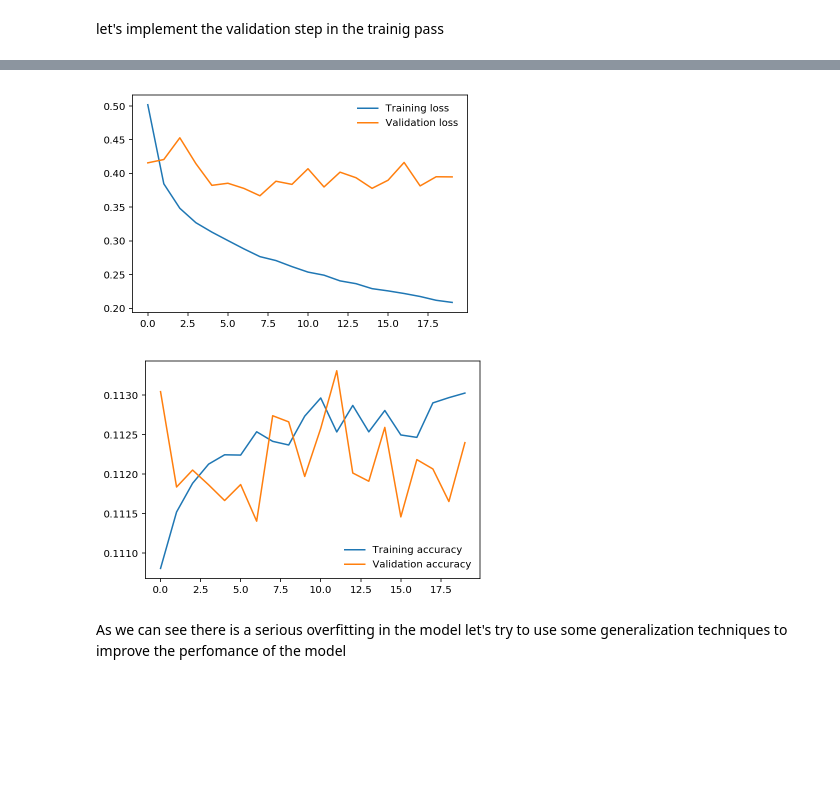
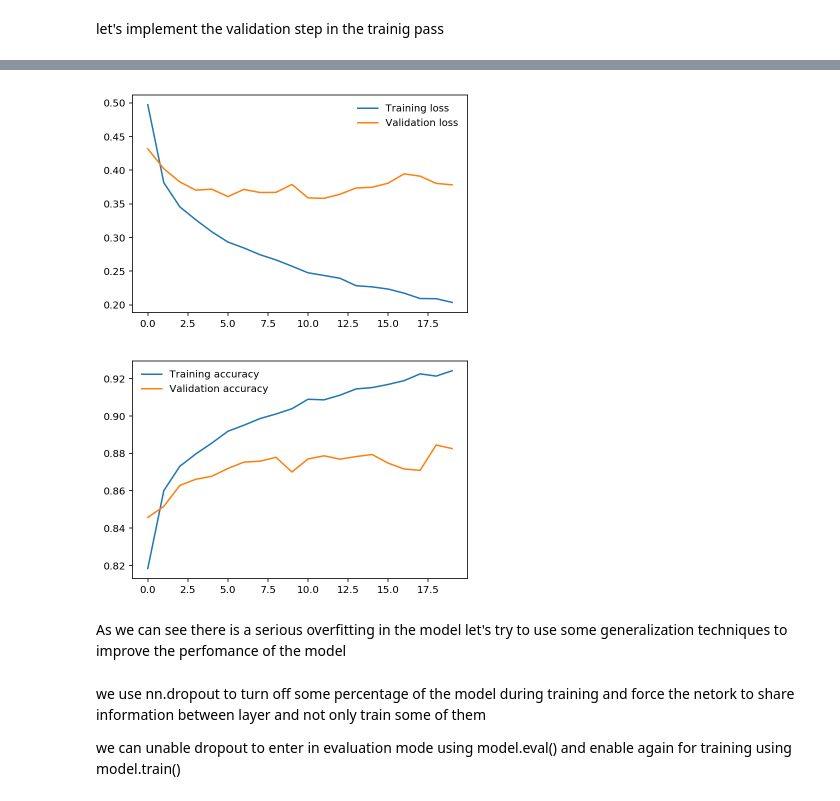
Before and after one commit to cri5Castro/PytorchCourse, a Jupyter notebook: 01_Introduction_to_Pytorch.ipynb, the cells around one changed output, grey strips where cells are left out. Saved outputs shown, nothing was run; the diff lists cells and outputs as text; code cells hidden in the pictures; blank space fills up the shorter version.

Commit message:
accuracy function fixed, dropout implemented

```diff
--- a/01_Introduction_to_Pytorch.ipynb
+++ b/01_Introduction_to_Pytorch.ipynb
@@ -854,8 +854,8 @@ class fashionModel(torch.nn.Module):
 
     def accuracy(self,predictions,labels):
         predictions=torch.exp(predictions)#as we have log softmax at the end we need to calculate te actual outputs
-        _,predictions=predictions.topk(1,dim=1)
-        equals=predictions==labels
+        probabilities,p_classes=predictions.topk(1,dim=1) #to pickup the top 1 of the row (since each row is a probability vector of the image)
+        equals = p_classes.squeeze(1) == labels
         return torch.mean(equals.type(torch.FloatTensor)).item()
     #todo
     def metrics():
@@ -883,7 +883,7 @@ class fashionModel(torch.nn.Module):
                 epoch_train_loss+=loss.item()
                 epoch_train_accuracy+=accuracy
             train_metrics.append((epoch_train_loss/train_batch_size,epoch_train_accuracy/train_batch_size))
-            print(f"EPOCH:{epoch} Train loss:{train_metrics[-1][0]} Train accuracy:{train_metrics[-1][1]}")
+            print(f"EPOCH:{epoch}\nTrain loss:{train_metrics[-1][0]:.3f}.. Train accuracy:{train_metrics[-1][1]:.3f}..")
             if validation_generator:
                 epoch_val_loss=0
                 epoch_val_accuracy=0
@@ -895,7 +895,7 @@ class fashionModel(torch.nn.Module):
                         epoch_val_loss+=val_loss.item()
                         epoch_val_accuracy+=val_accuracy
                 val_metrics.append((epoch_val_loss/val_batch_size,epoch_val_accuracy/val_batch_size))
-                print(f"Validation loss:{val_metrics[-1][0]} Validation accuracy:{val_metrics[-1][1]}")
+                print(f"Validation loss:{val_metrics[-1][0]:.3f}.. Validation accuracy:{val_metrics[-1][1]:.3f}..")
         if validation_generator:
             return train_metrics,val_metrics
         else:
@@ -930,15 +927,24 @@ val_loss,val_accuracy = zip(*val_metrics)
 # %%
 import matplotlib.pyplot as plt
-plt.plot(train_loss, label='Training loss')
-plt.plot(val_loss, label='Validation loss')
-plt.legend(frameon=False)
-plt.show()
-plt.plot(train_accuracy, label='Training accuracy')
-plt.plot(val_accuracy, label='Validation accuracy')
-plt.legend(frameon=False)
-plt.show()
+def plot_train_history(train_metrics,val_metrics):
+    train_loss,train_accuracy = zip(*train_metrics)
+    val_loss,val_accuracy = zip(*val_metrics)
+    plt.plot(train_loss, label='Training loss')
+    plt.plot(val_loss, label='Validation loss')
+    plt.legend(frameon=False)
+    plt.show()
+    plt.plot(train_accuracy, label='Training accuracy')
+    plt.plot(val_accuracy, label='Validation accuracy')
+    plt.legend(frameon=False)
+    plt.show()
-# %% [output]
-[figure, removed]
-[figure, removed]
+# %%
+plot_train_history(train_metrics,val_metrics)
+# %% [output]
+[figure, added]
+[figure, added]
 # %% [markdown]
 As we can see there is a serious overfitting in the model let's try to use some generalization techniques to improve the perfomance of the model
+# %% [markdown]
+we use nn.dropout to turn off some percentage of the model during training and force the netork to share information between layer and not only train some of them
+
+we can unable dropout to enter in evaluation mode using model.eval() and enable again for training using model.train()
```
Also changed, not shown: parts of 23 cells of this notebook.
